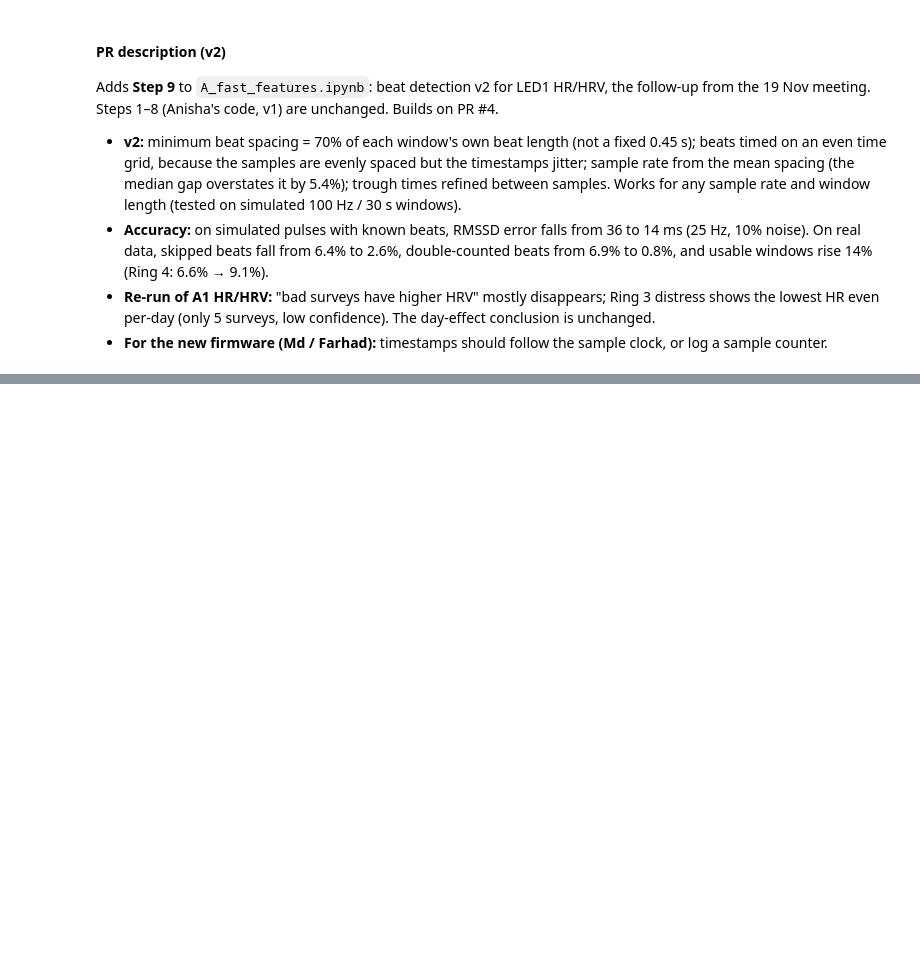
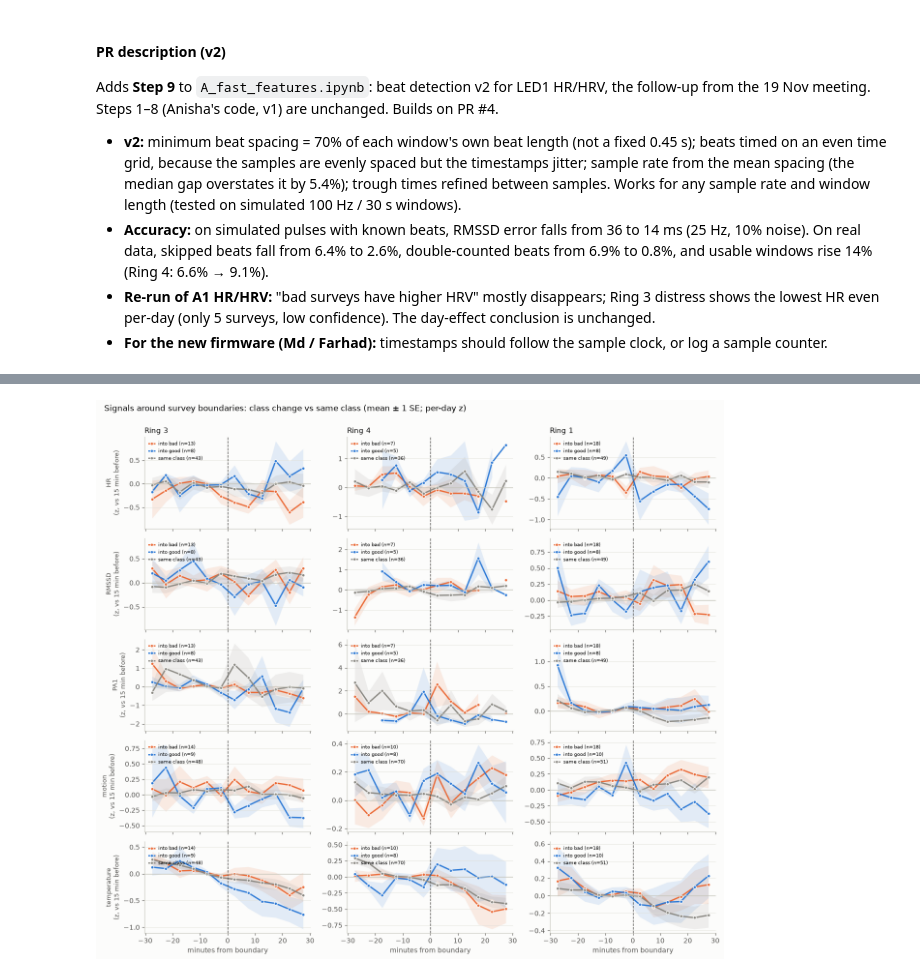
Before and after one commit to shounakda5/m3x, a Jupyter notebook: PilotPhaseC/analysis/A_fast_features.ipynb, the cells around one changed output, grey strips where cells are left out. Drawn from its saved outputs; the diff is of its cells as text; code cells hidden in the pictures; blank space fills up the shorter version.

```diff
--- a/PilotPhaseC/analysis/A_fast_features.ipynb
+++ b/PilotPhaseC/analysis/A_fast_features.ipynb
@@ -2615,0 +2835,45 @@ Adds **Step 9** to `A_fast_features.ipynb`: beat detection v2 for LED1 HR/HRV, t
+# %%
+# ---- 10e · Figure: signals around the boundary (per-day z, relative to each boundary's 15 min before) ----
+BIN_MIN = 5
+edges = np.arange(-A3_PLOT_MIN, A3_PLOT_MIN + BIN_MIN, BIN_MIN); centres = edges[:-1] + BIN_MIN / 2
+traj = []
+for name in A3_SIGNALS:
+    by_ring = {r: g_.reset_index(drop=True) for r, g_ in z3[name].groupby('ring')}
+    for b in bnd.itertuples():
+        zz = by_ring.get(str(b.ring))
+        off = (zz['t'].to_numpy() - np.datetime64(b.t0)) / np.timedelta64(1, 'm'); z_ = zz['z'].to_numpy()
+        base = z_[(off >= -A3_SPAN_MIN) & (off < 0)]
+        if len(base) < 2:
+            continue
+        for lo_, hi_, c_ in zip(edges[:-1], edges[1:], centres):
+            v = z_[(off >= lo_) & (off < hi_)]
+            if len(v):
+                traj.append((name, str(b.ring), b.type, b.Index, c_, np.median(v) - np.median(base)))
+traj = pd.DataFrame(traj, columns=['signal', 'ring', 'type', 'b', 'minute', 'z_rel'])
+
+SHOW = [('into bad', C_ORANGE), ('into good', C_BLUE), ('same class', C_GREY)]
+fig, axes = plt.subplots(len(A3_SIGNALS), 3, figsize=(13, 2.35 * len(A3_SIGNALS)), sharex=True)
+for i, name in enumerate(A3_SIGNALS):
+    for j, ring in enumerate(RINGS):
+        ax = axes[i, j]
+        for typ, colr in SHOW:
+            t = traj[(traj.signal == name) & (traj.ring == ring) & (traj.type == typ)]
+            m = t.groupby('minute')['z_rel'].agg(['mean', 'sem', 'count']).reindex(centres)
+            nb_ = t['b'].nunique()
+            ax.fill_between(centres, m['mean'] - m['sem'], m['mean'] + m['sem'], color=colr, alpha=0.12, lw=0)
+            ax.plot(centres, m['mean'], '-o', color=colr, lw=2, ms=4.5, mec='#fcfcfb', mew=1, label=f'{typ} (n={nb_})')
+        ax.axvline(0, color='#52514e', lw=1, ls='--'); ax.axhline(0, color='#c3c2b7', lw=1)
+        ax.grid(axis='x', visible=False)
+        if i == 0:
+            ax.set_title(f'Ring {ring[1:]}', loc='left', fontsize=11)
+        if j == 0:
+            ax.set_ylabel(f'{name}\n(z, vs 15 min before)', fontsize=9)
+        if i == len(A3_SIGNALS) - 1:
+            ax.set_xlabel('minutes from boundary')
+        ax.legend(fontsize=7, frameon=False, loc='upper left', handlelength=1.2)
+fig.suptitle('Signals around survey boundaries: class change vs same class (mean ± 1 SE; per-day z)', x=0.01, ha='left', fontsize=12)
+fig.tight_layout(rect=(0, 0, 1, 0.98))
+FIG_A3 = OUT_DIR / 'fig_A3_transitions.png'
+fig.savefig(FIG_A3, dpi=130, bbox_inches='tight'); plt.show()
+# %% [output]
+[figure, added]
```
Also changed, not shown: parts of 12 cells of this notebook, 4 other files.
